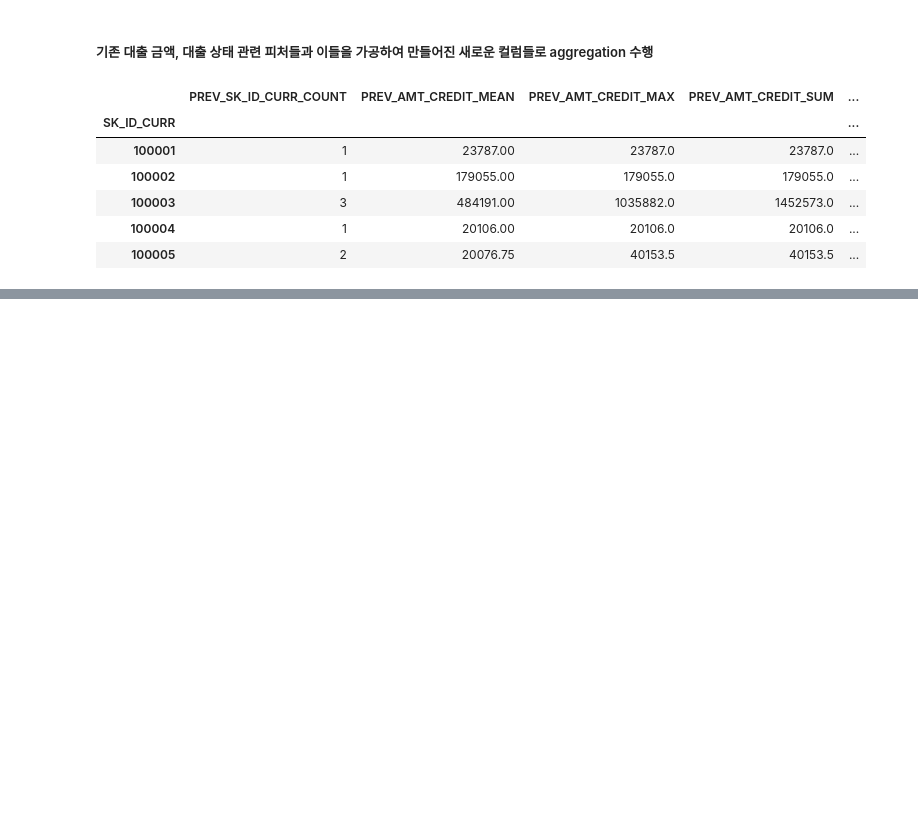
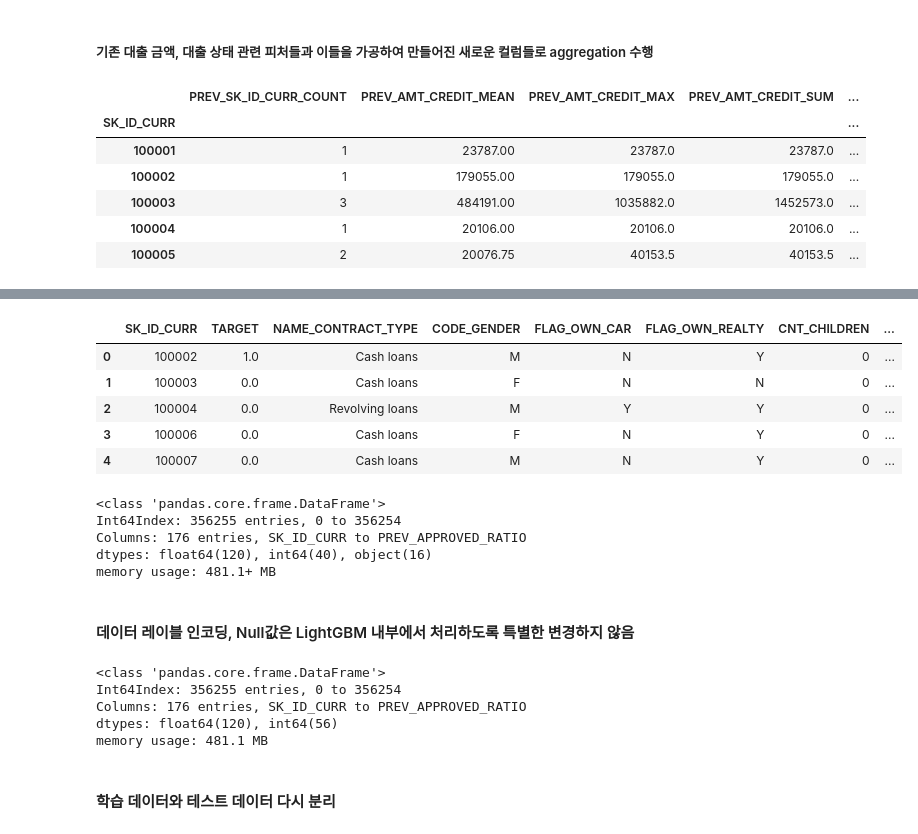
Before and after one commit to JIWON0520/TIL, a Jupyter notebook: 머신러닝/kaggle/home_credit_default_risk/prev.csv FeatureEngineering.ipynb, the cells around one changed output, grey strips where cells are left out. Cells and saved outputs as stored; diff of their text form; code cells hidden in the pictures; blank space fills up the shorter version.

```diff
--- a/머신러닝/kaggle/home_credit_default_risk/prev.csv FeatureEngineering.ipynb
+++ b/머신러닝/kaggle/home_credit_default_risk/prev.csv FeatureEngineering.ipynb
@@ -397,0 +466,2 @@ prev_amt_agg.head()
+# %%
+apps_all=get_apps_processed(apps)
@@ -397,0 +475,19 @@ prev_amt_agg.head()
+# %%
+apps_all.head()
+# %% [output]
+|  | SK_ID_CURR | TARGET | NAME_CONTRACT_TYPE | CODE_GENDER | FLAG_OWN_CAR | FLAG_OWN_REALTY | CNT_CHILDREN | ... |
+| 0 | 100002 | 1.0 | Cash loans | M | N | Y | 0 | ... |
+| 1 | 100003 | 0.0 | Cash loans | F | N | N | 0 | ... |
+| 2 | 100004 | 0.0 | Revolving loans | M | Y | Y | 0 | ... |
+| 3 | 100006 | 0.0 | Cash loans | F | N | Y | 0 | ... |
+| 4 | 100007 | 0.0 | Cash loans | M | N | Y | 0 | ... |
+# %%
+apps_all.info()
+# %% [output]
+<class 'pandas.core.frame.DataFrame'>
+Int64Index: 356255 entries, 0 to 356254
+Columns: 176 entries, SK_ID_CURR to PREV_APPROVED_RATIO
+dtypes: float64(120), int64(40), object(16)
+memory usage: 481.1+ MB
+# %% [markdown]
+#### 데이터 레이블 인코딩, Null값은 LightGBM 내부에서 처리하도록 특별한 변경하지 않음
@@ -397,0 +498,10 @@ prev_amt_agg.head()
+# %%
+apps_all.info()
+# %% [output]
+<class 'pandas.core.frame.DataFrame'>
+Int64Index: 356255 entries, 0 to 356254
+Columns: 176 entries, SK_ID_CURR to PREV_APPROVED_RATIO
+dtypes: float64(120), int64(56)
+memory usage: 481.1 MB
+# %% [markdown]
+#### 학습 데이터와 테스트 데이터 다시 분리
```
Also changed, not shown: parts of 16 cells of this notebook.
